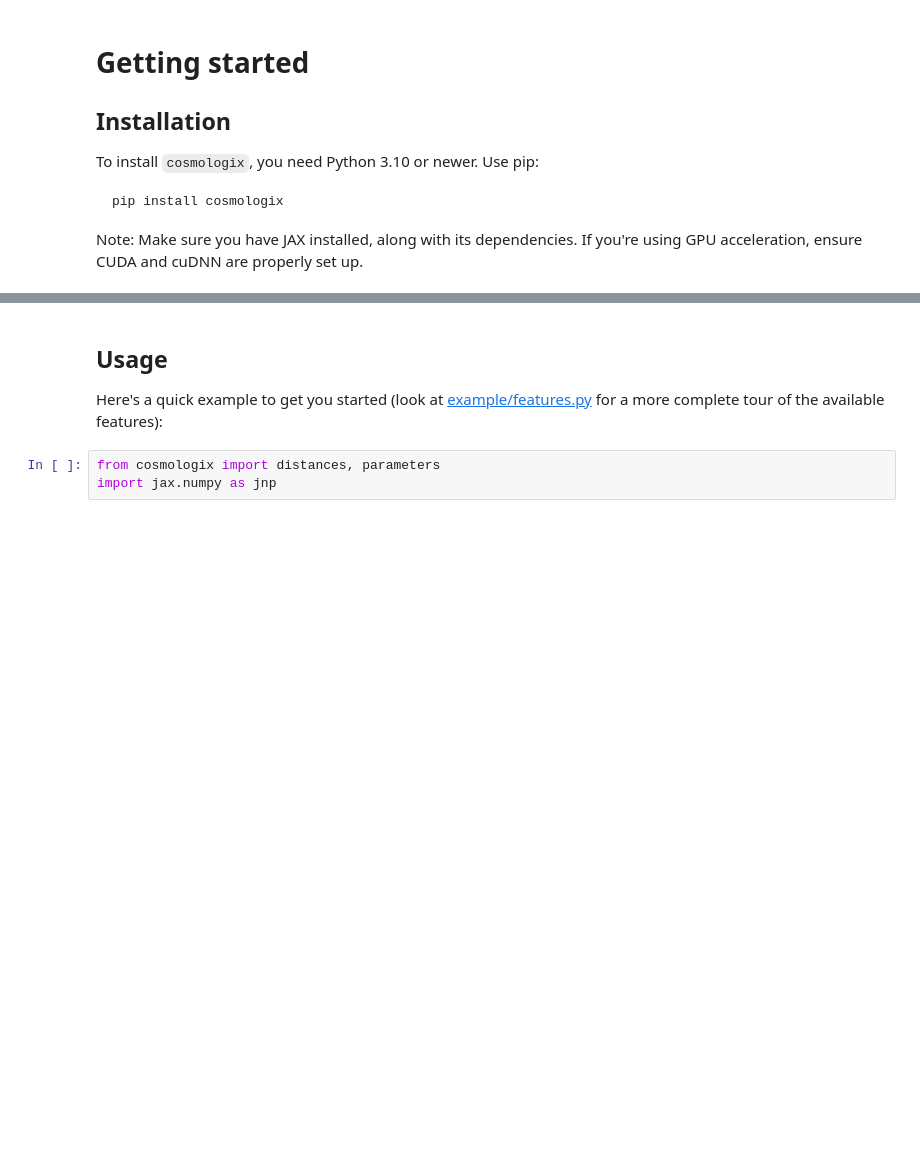
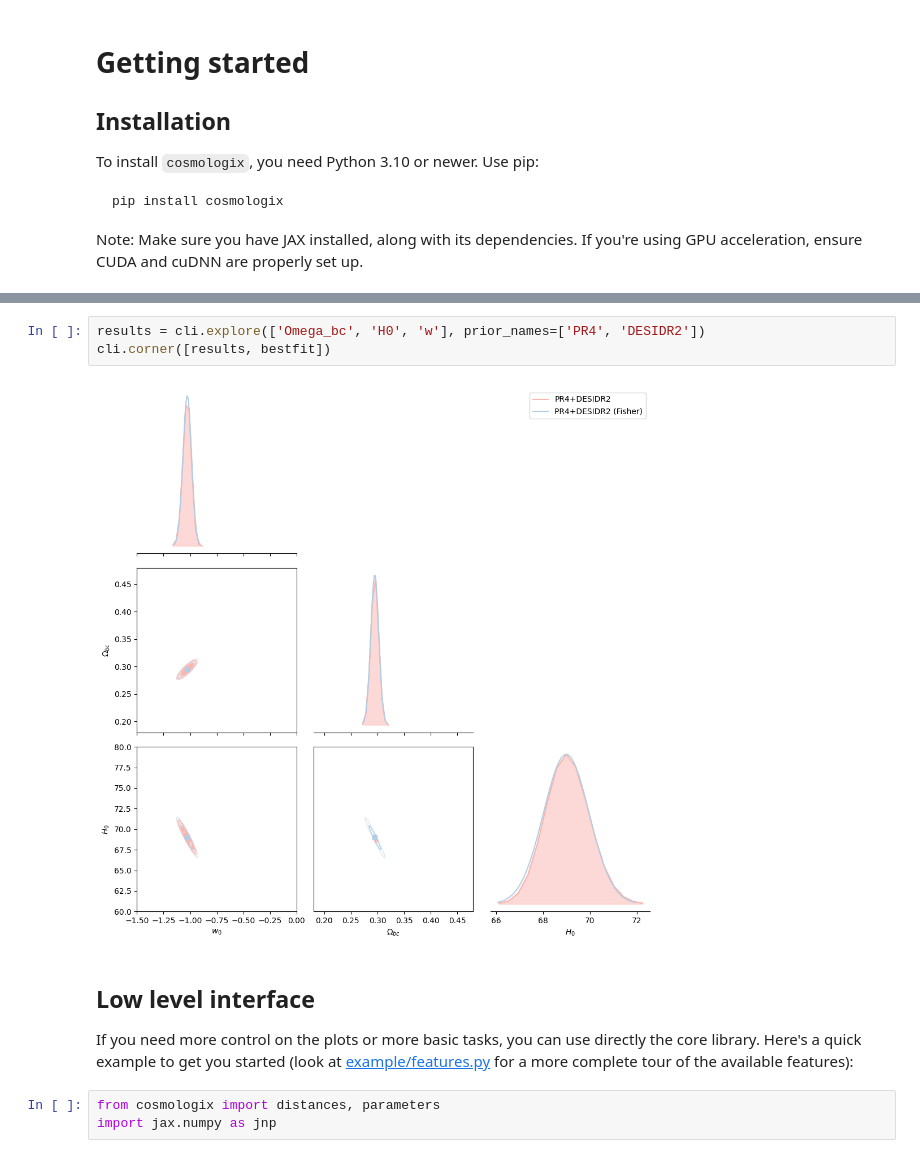
Before and after one commit to betoule/cosmologix, a Jupyter notebook: doc/book/basic.ipynb, the cells around one changed output, grey strips where cells are left out. Saved outputs shown, nothing was run; the diff lists cells and outputs as text; blank space fills up the shorter version.

```diff
--- a/doc/book/basic.ipynb
+++ b/doc/book/basic.ipynb
@@ -13,6 +47,11 @@ Note: Make sure you have JAX installed, along with its dependencies. If you're u
+# %%
+results = cli.explore(['Omega_bc', 'H0', 'w'], prior_names=['PR4', 'DESIDR2'])
+cli.corner([results, bestfit])
+# %% [output]
+[figure, added]
 # %% [markdown]
-## Usage
-Here's a quick example to get you started (look at
+## Low level interface
+If you need more control on the plots or more basic tasks, you can use directly the core library. Here's a quick example to get you started (look at
 [example/features.py](https://gitlab.in2p3.fr/lemaitre/cosmologix/-/blob/master/examples/features.py)
 for a more complete tour of the available features):
 # %%
```
Also changed, not shown: parts of 10 cells of this notebook, 2 other files.
